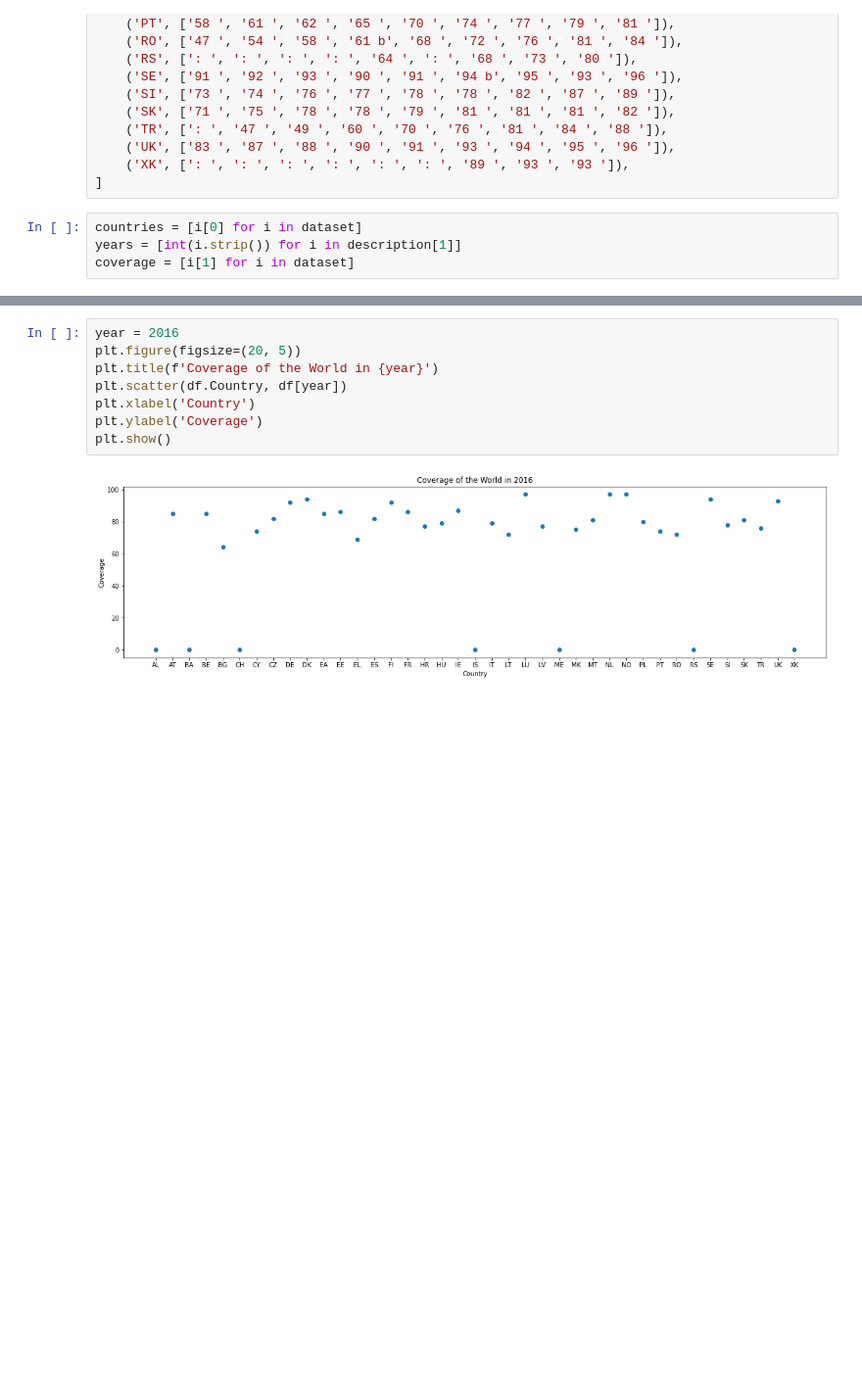
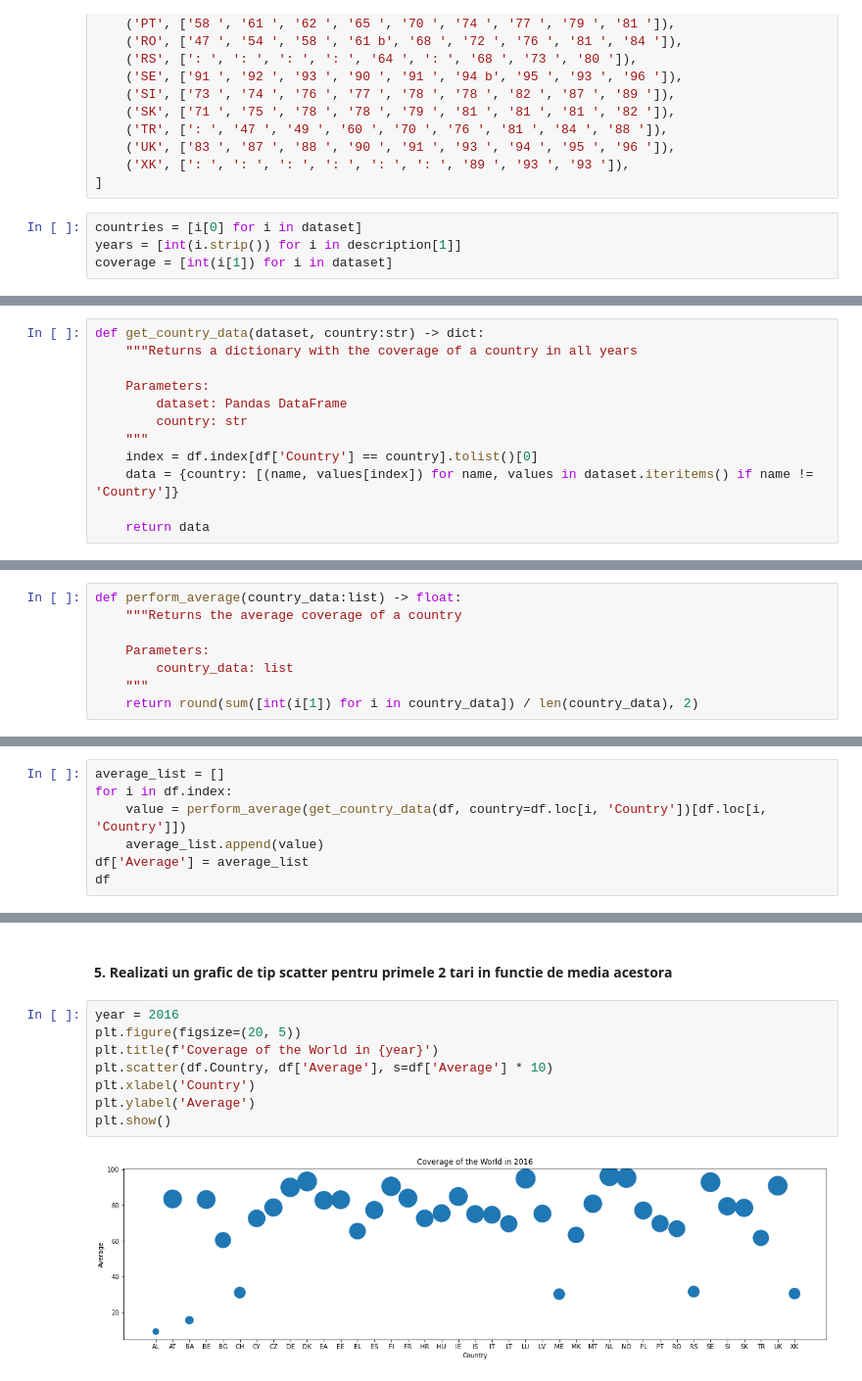
Before and after one commit to denesgeza/scoalainformala, a Jupyter notebook: Teme/Selenium/tema_2.ipynb, the cells around one changed output, grey strips where cells are left out. Shown at 98% size. Saved outputs shown, nothing was run; the diff lists cells and outputs as text; blank space fills up the shorter version.

Commit message:
adaugat tema #2 pandas, selenium

```diff
--- a/Teme/Selenium/tema_2.ipynb
+++ b/Teme/Selenium/tema_2.ipynb
@@ -47,4 +52,4 @@ dataset = [
 # %%
 countries = [i[0] for i in dataset]
 years = [int(i.strip()) for i in description[1]]
-coverage = [i[1] for i in dataset]
+coverage = [int(i[1]) for i in dataset]
@@ -76,0 +130,12 @@ df
+# %%
+def get_country_data(dataset, country:str) -> dict:
+    """Returns a dictionary with the coverage of a country in all years
+
+    Parameters:
+        dataset: Pandas DataFrame
+        country: str
+    """
+    index = df.index[df['Country'] == country].tolist()[0]
+    data = {country: [(name, values[index]) for name, values in dataset.iteritems() if name != 'Country']}
+
+    return data
@@ -76,0 +158,8 @@ df
+# %%
+def perform_average(country_data:list) -> float:
+    """Returns the average coverage of a country
+
+    Parameters:
+        country_data: list
+    """
+    return round(sum([int(i[1]) for i in country_data]) / len(country_data), 2)
@@ -76,0 +178,7 @@ df
+# %%
+average_list = []
+for i in df.index:
+    value = perform_average(get_country_data(df, country=df.loc[i, 'Country'])[df.loc[i, 'Country']])
+    average_list.append(value)
+df['Average'] = average_list
+df
@@ -85,10 +217,12 @@ df.describe()
+# %% [markdown]
+#### 5. Realizati un grafic de tip scatter pentru primele 2 tari in functie de media acestora
 # %%
 year = 2016
 plt.figure(figsize=(20, 5))
 plt.title(f'Coverage of the World in {year}')
-plt.scatter(df.Country, df[year])
+plt.scatter(df.Country, df['Average'], s=df['Average'] * 10)
 plt.xlabel('Country')
-plt.ylabel('Coverage')
+plt.ylabel('Average')
 plt.show()
 # %% [output]
-[figure, old version]
+[figure, new version]
```
Also changed, not shown: parts of 20 cells of this notebook, 3 other files.
